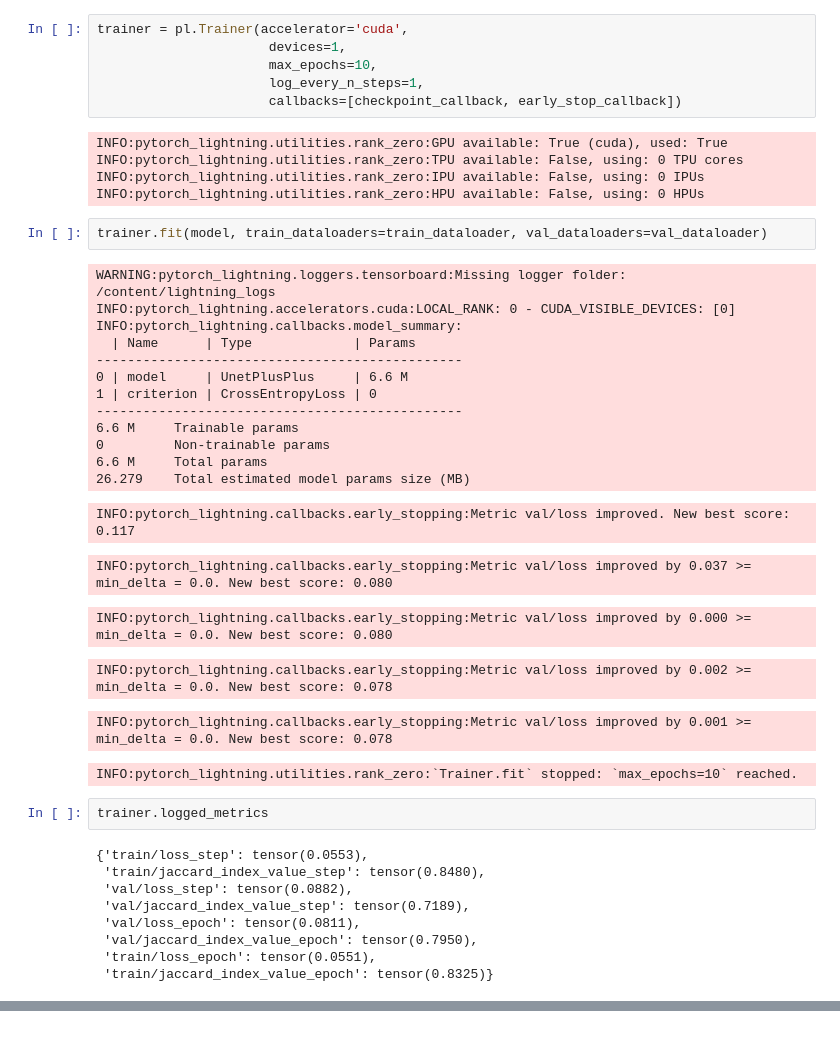
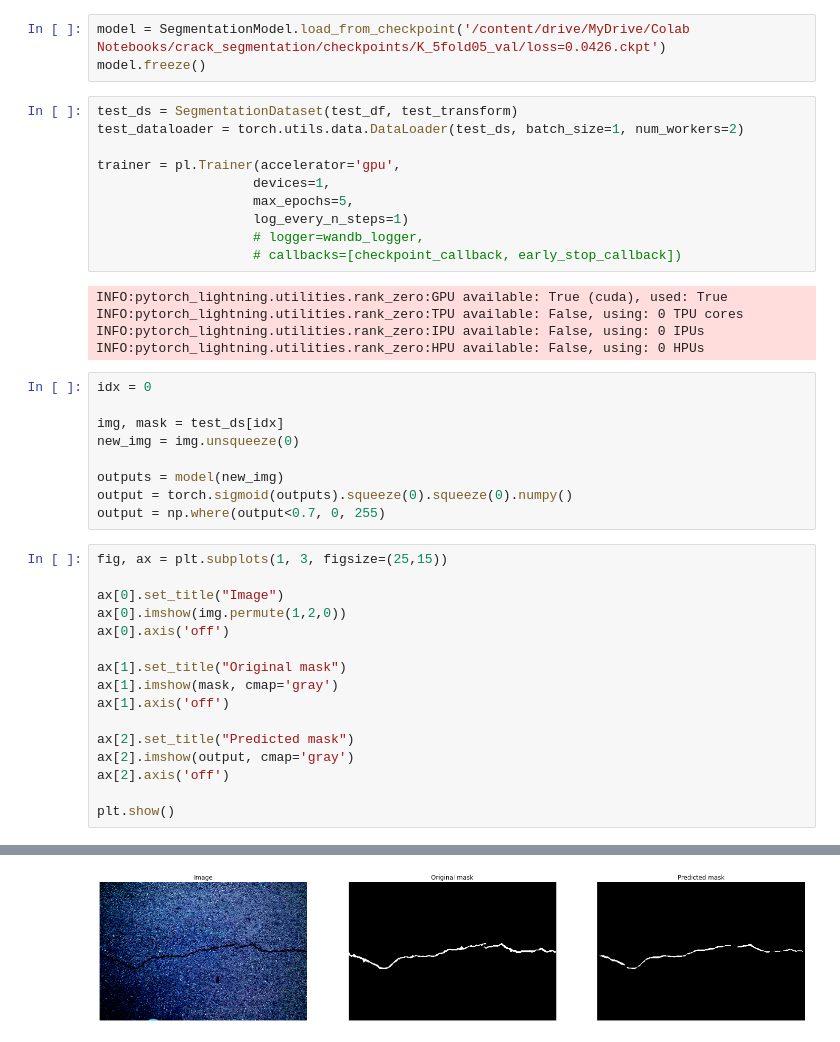
Before and after one commit to SejinHan25/crack_segmentation, a Jupyter notebook: Train.ipynb, the cells around one changed output, grey strips where cells are left out. Drawn from its saved outputs; the diff is of its cells as text.

Commit message:
Colaboratory를 통해 생성됨

```diff
--- a/Train.ipynb
+++ b/Train.ipynb
@@ -248,43 +446,44 @@ early_stop_callback = EarlyStopping(monitor="val/loss", min_delta=0.00, patience
+# %%
+model = SegmentationModel.load_from_checkpoint('/content/drive/MyDrive/Colab Notebooks/crack_segmentation/checkpoints/K_5fold05_val/loss=0.0426.ckpt')
+model.freeze()
 # %%
-trainer = pl.Trainer(accelerator='cuda',
-                      devices=1,
-                      max_epochs=10,
-                      log_every_n_steps=1,
-                      callbacks=[checkpoint_callback, early_stop_callback])
+test_ds = SegmentationDataset(test_df, test_transform)
+test_dataloader = torch.utils.data.DataLoader(test_ds, batch_size=1, num_workers=2)
+
+trainer = pl.Trainer(accelerator='gpu',
+                    devices=1,
+                    max_epochs=5,
+                    log_every_n_steps=1)
+                    # logger=wandb_logger,
+                    # callbacks=[checkpoint_callback, early_stop_callback])
 # %% [output]
 INFO:pytorch_lightning.utilities.rank_zero:GPU available: True (cuda), used: True
 INFO:pytorch_lightning.utilities.rank_zero:TPU available: False, using: 0 TPU cores
 INFO:pytorch_lightning.utilities.rank_zero:IPU available: False, using: 0 IPUs
 INFO:pytorch_lightning.utilities.rank_zero:HPU available: False, using: 0 HPUs
-# %%
-trainer.fit(model, train_dataloaders=train_dataloader, val_dataloaders=val_dataloader)
-# %% [output]
-WARNING:pytorch_lightning.loggers.tensorboard:Missing logger folder: /content/lightning_logs
-INFO:pytorch_lightning.accelerators.cuda:LOCAL_RANK: 0 - CUDA_VISIBLE_DEVICES: [0]
-INFO:pytorch_lightning.callbacks.model_summary:
-  | Name      | Type             | Params
------------------------------------------------
-0 | model     | UnetPlusPlus     | 6.6 M
-1 | criterion | CrossEntropyLoss | 0
------------------------------------------------
-6.6 M     Trainable params
-0         Non-trainable params
-6.6 M     Total params
-26.279    Total estimated model params size (MB)
-INFO:pytorch_lightning.callbacks.early_stopping:Metric val/loss improved. New best score: 0.117
-INFO:pytorch_lightning.callbacks.early_stopping:Metric val/loss improved by 0.037 >= min_delta = 0.0. New best score: 0.080
-INFO:pytorch_lightning.callbacks.early_stopping:Metric val/loss improved by 0.000 >= min_delta = 0.0. New best score: 0.080
-INFO:pytorch_lightning.callbacks.early_stopping:Metric val/loss improved by 0.002 >= min_delta = 0.0. New best score: 0.078
-INFO:pytorch_lightning.callbacks.early_stopping:Metric val/loss improved by 0.001 >= min_delta = 0.0. New best score: 0.078
-INFO:pytorch_lightning.utilities.rank_zero:`Trainer.fit` stopped: `max_epochs=10` reached.
-# %%
-trainer.logged_metrics
-# %% [output]
-{'train/loss_step': tensor(0.0553),
- 'train/jaccard_index_value_step': tensor(0.8480),
- 'val/loss_step': tensor(0.0882),
- 'val/jaccard_index_value_step': tensor(0.7189),
- 'val/loss_epoch': tensor(0.0811),
- 'val/jaccard_index_value_epoch': tensor(0.7950),
- 'train/loss_epoch': tensor(0.0551),
- 'train/jaccard_index_value_epoch': tensor(0.8325)}
+# %%
+idx = 0
+
+img, mask = test_ds[idx]
+new_img = img.unsqueeze(0)
+
+outputs = model(new_img)
+output = torch.sigmoid(outputs).squeeze(0).squeeze(0).numpy()
+output = np.where(output<0.7, 0, 255)
+# %%
+fig, ax = plt.subplots(1, 3, figsize=(25,15))
+
+ax[0].set_title("Image")
+ax[0].imshow(img.permute(1,2,0))
+ax[0].axis('off')
+
+ax[1].set_title("Original mask")
+ax[1].imshow(mask, cmap='gray')
+ax[1].axis('off')
+
+ax[2].set_title("Predicted mask")
+ax[2].imshow(output, cmap='gray')
+ax[2].axis('off')
+
+plt.show()
+# %% [output]
@@ -290,0 +491 @@ trainer.logged_metrics
+[figure, added]
```
Also changed, not shown: parts of 26 cells of this notebook.
